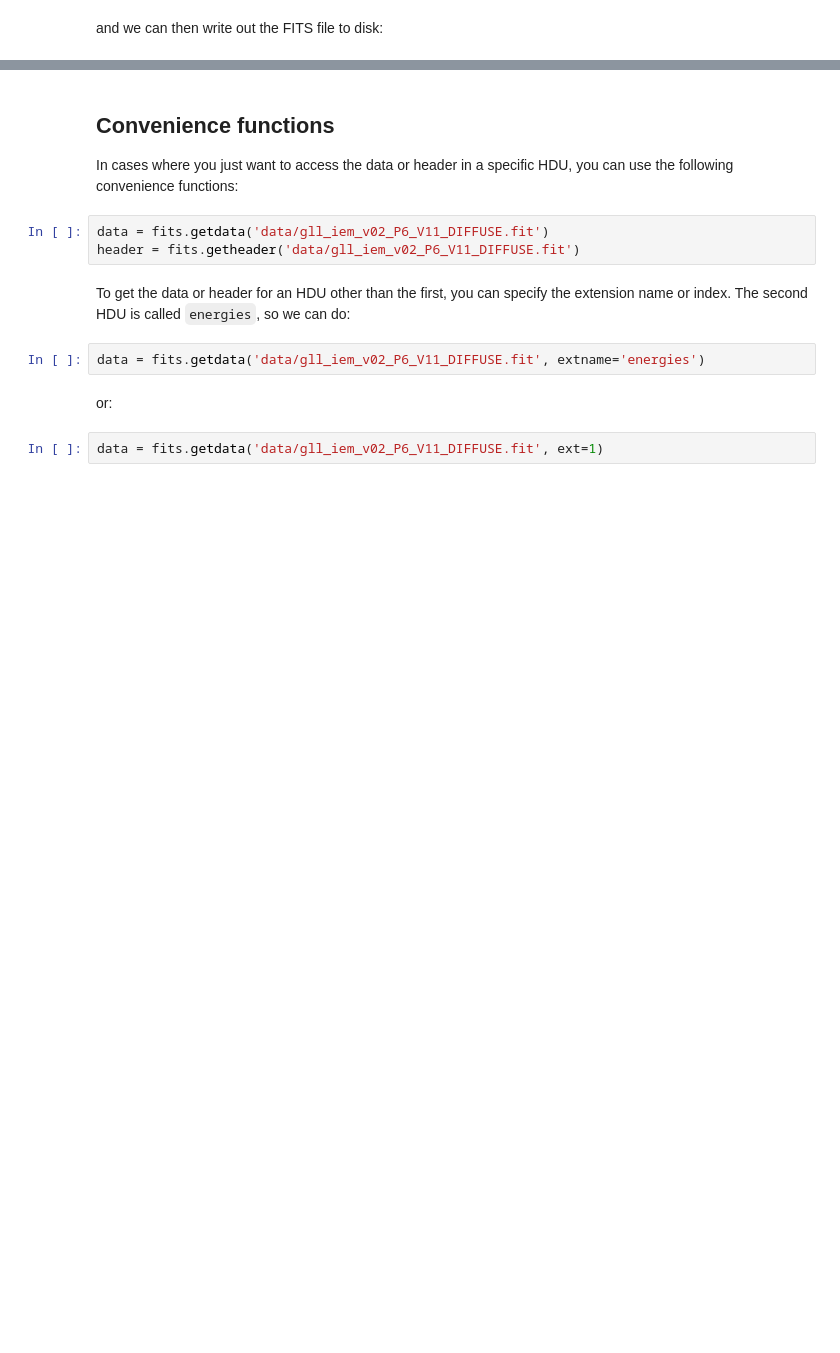
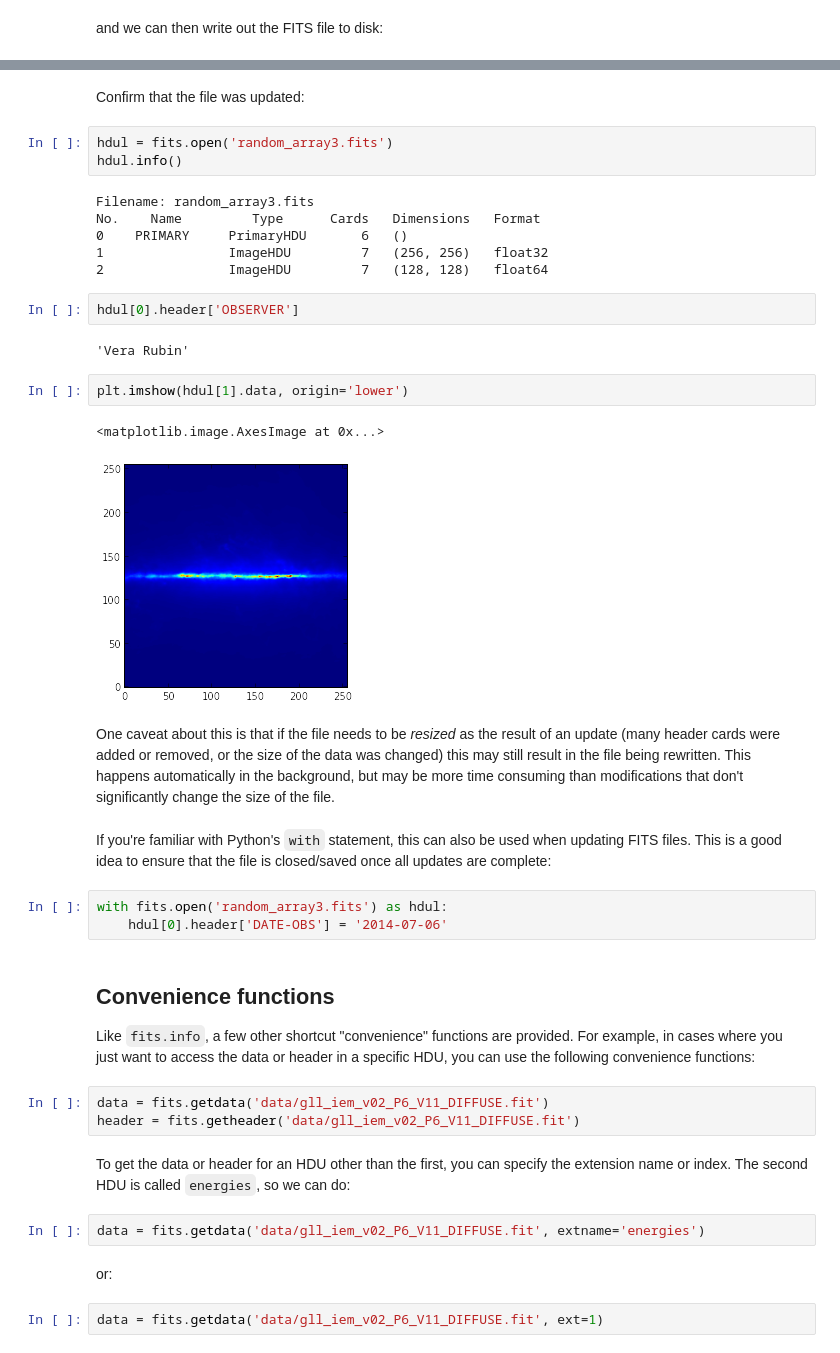
Before and after one commit to astropy/astropy4scipy2014, a Jupyter notebook: notebooks/04_Handling_FITS_Files.ipynb, the cells around one changed output, grey strips where cells are left out. Drawn from its saved outputs; the diff is of its cells as text; blank space fills up the shorter version.

Commit message:
Follow up to 605da142a96b38fe03f05d8be32664419ba93880; I forgot to include the actual updated notebook.

```diff
--- a/notebooks/04_Handling_FITS_Files.ipynb
+++ b/notebooks/04_Handling_FITS_Files.ipynb
@@ -177,9 +226,35 @@ WARNING:astropy:Overwriting existing file 'random_array.fits'.
+# %% [markdown]
+Confirm that the file was updated:
+# %%
+hdul = fits.open('random_array3.fits')
+hdul.info()
+# %% [output]
+Filename: random_array3.fits
+No.    Name         Type      Cards   Dimensions   Format
+0    PRIMARY     PrimaryHDU       6   ()
+1                ImageHDU         7   (256, 256)   float32
+2                ImageHDU         7   (128, 128)   float64
+# %%
+hdul[0].header['OBSERVER']
+# %% [output]
+'Vera Rubin'
+# %%
+plt.imshow(hdul[1].data, origin='lower')
+# %% [output]
+<matplotlib.image.AxesImage at 0x...>
+[figure, added]
+# %% [markdown]
+One caveat about this is that if the file needs to be *resized* as the result of an update (many header cards were added or removed, or the size of the data was changed) this may still result in the file being rewritten.  This happens automatically in the background, but may be more time consuming than modifications that don't significantly change the size of the file.
+# %% [markdown]
+If you're familiar with Python's `with` statement, this can also be used when updating FITS files.  This is a good idea to ensure that the file is closed/saved once all updates are complete:
+# %%
+with fits.open('random_array3.fits') as hdul:
+    hdul[0].header['DATE-OBS'] = '2014-07-06'
 # %% [markdown]
 Convenience functions
 ---------------------
 
-In cases where you just want to access the data or header in a specific HDU,
-you can use the following convenience functions:
+Like `fits.info`, a few other shortcut "convenience" functions are provided.  For example, in cases where you just want to access the data or header in a specific HDU, you can use the following convenience functions:
 # %%
 data = fits.getdata('data/gll_iem_v02_P6_V11_DIFFUSE.fit')
 header = fits.getheader('data/gll_iem_v02_P6_V11_DIFFUSE.fit')
```
Also changed, not shown: parts of 36 cells of this notebook.
